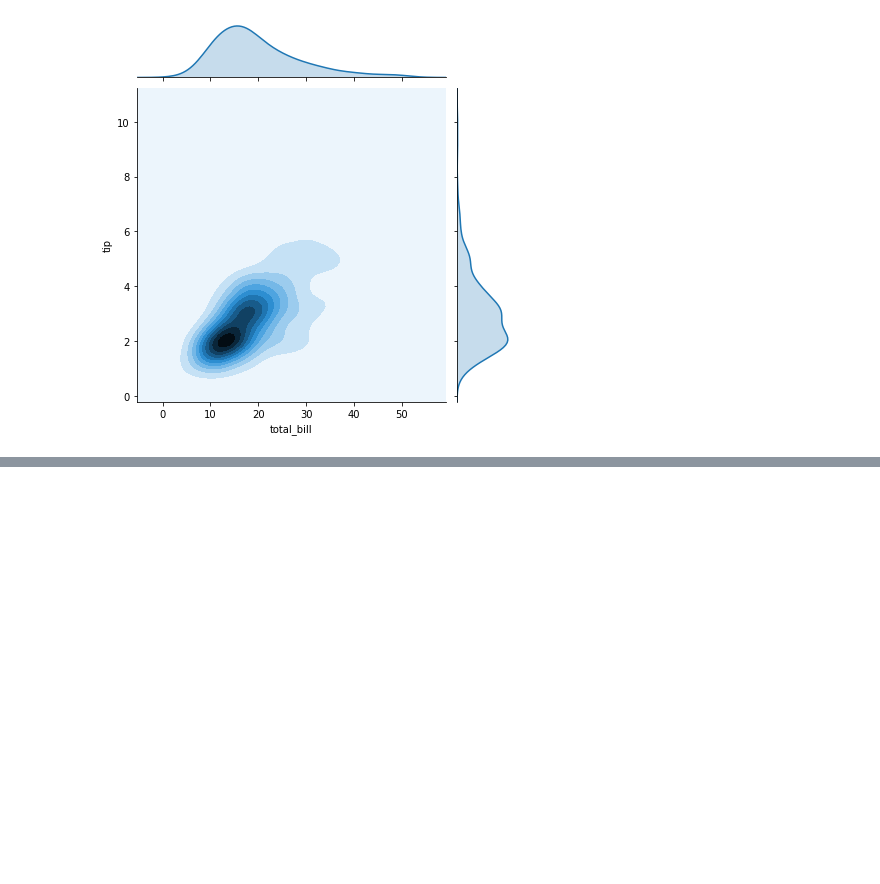
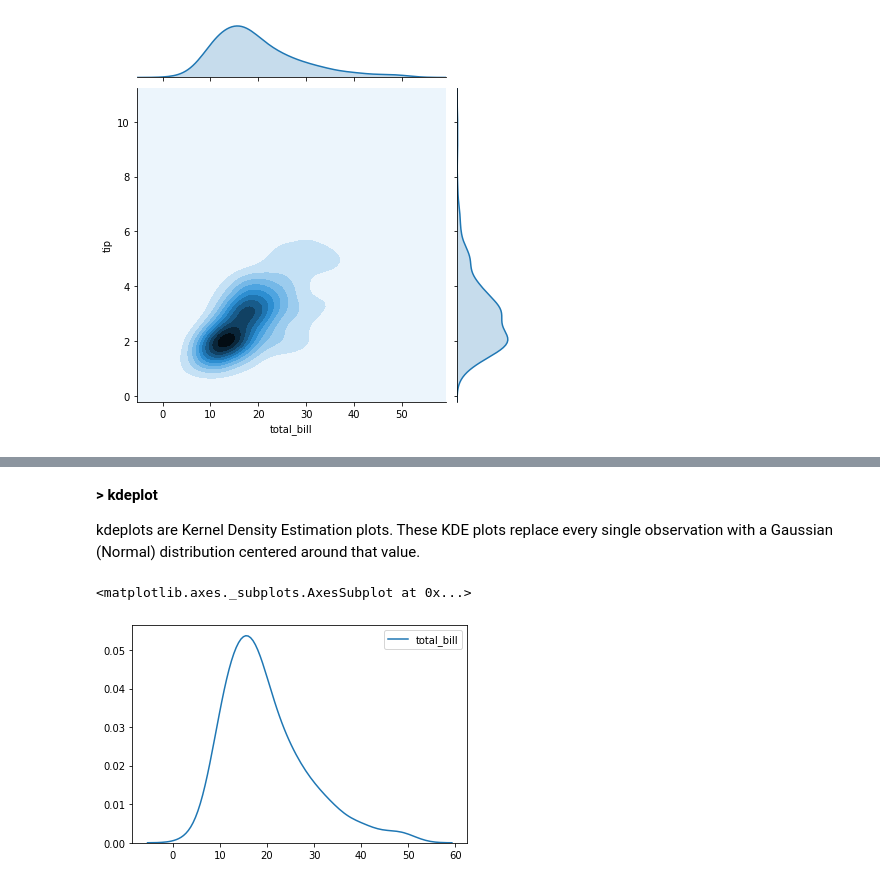
Before and after one commit to jcamachocasero/Data-Science, a Jupyter notebook: 00_Seaborn_in_a_nutshell.ipynb, the cells around one changed output, grey strips where cells are left out. Cells and saved outputs as stored; diff of their text form; code cells hidden in the pictures; blank space fills up the shorter version.

```diff
--- a/00_Seaborn_in_a_nutshell.ipynb
+++ b/00_Seaborn_in_a_nutshell.ipynb
@@ -38,0 +64,9 @@ sns.jointplot(x='total_bill', y='tip', data=tips, kind='kde')
+# %% [markdown]
+**> kdeplot**
+
+kdeplots are Kernel Density Estimation plots. These KDE plots replace every single observation with a Gaussian (Normal) distribution centered around that value.
+# %%
+sns.kdeplot(tips['total_bill'])
+# %% [output]
+<matplotlib.axes._subplots.AxesSubplot at 0x...>
+[figure, added]
```
Also changed, not shown: parts of 36 cells of this notebook.
